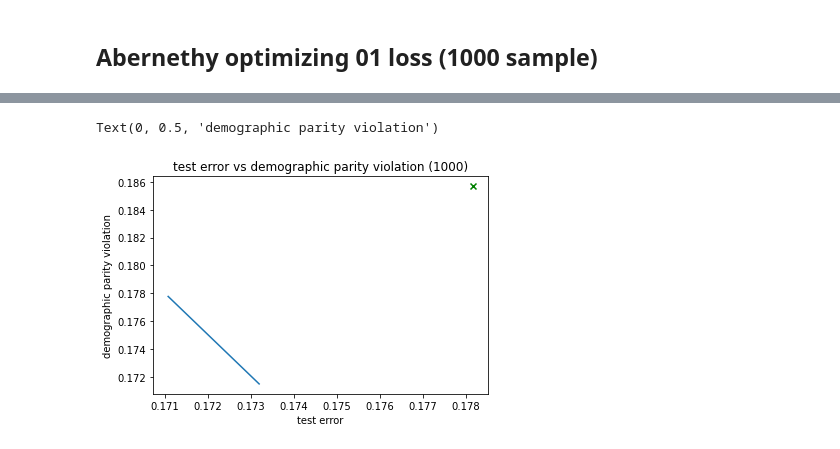
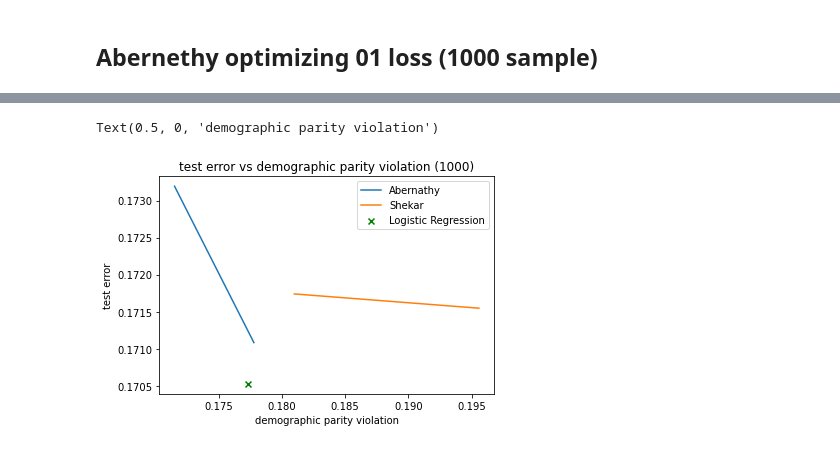
Before and after one commit to laurakn/undergrad_research_2022, a Jupyter notebook: lawrence/plot_Abernethy_01loss.ipynb, the cells around one changed output, grey strips where cells are left out. Cells and saved outputs as stored; diff of their text form; code cells hidden in the pictures.

```diff
--- a/lawrence/plot_Abernethy_01loss.ipynb
+++ b/lawrence/plot_Abernethy_01loss.ipynb
@@ -127,9 +190,14 @@ for i in [0.0, 0.05, 0.1, 0.15, 0.2, 0.25, 0.3, 0.35, 0.4, 0.45, 0.5, 0.55, 0.6,
 # %%
-df = pd.DataFrame(df)
-df.columns = ["checkpoint","test error","demographic parity","equal odds","equal_opportunity","overall accuracy violation"]
+df_sh = pd.DataFrame(df_sh)
+df_sh.columns = ["checkpoint","test error","demographic parity","equal odds","equal_opportunity","overall accuracy violation"]
+df_ab = pd.DataFrame(df_ab)
+df_ab.columns = ["checkpoint","test error","demographic parity","equal odds","equal_opportunity","overall accuracy violation"]
 # %%
-sort = df.sort_values("test error")
+sort_ab = df_ab.sort_values("test error")
+sort_sh = df_sh.sort_values("test error")
 # %%
-test_error_frontier = [sort['test error'].iloc[0]]
-overall_acc_frontier = [sort['overall accuracy violation'].iloc[0]]
+test_error_frontier_ab = [sort_ab['test error'].iloc[0]]
+overall_acc_frontier_ab = [sort_ab['overall accuracy violation'].iloc[0]]
+test_error_frontier_sh = [sort_sh['test error'].iloc[0]]
+overall_acc_frontier_sh = [sort_sh['overall accuracy violation'].iloc[0]]
 # %%
@@ -150,18 +227,29 @@ Text(0, 0.5, 'overall accuracy violation')
 # %%
-df = sort.iloc[index]
+df_ab = sort_ab.iloc[index_ab]
+df_sh = sort_sh.iloc[index_sh]
 # %%
-test_error_frontier = [df['test error'].iloc[0]]
-demographic_frontier = [df['demographic parity'].iloc[0]]
-for i in range(len(index)):
-    if df['demographic parity'].iloc[i] < demographic_frontier[-1]:
-        demographic_frontier.append(df['demographic parity'].iloc[i])
-        test_error_frontier.append(df['test error'].iloc[i])
-plt.plot(test_error_frontier, demographic_frontier)
-plt.scatter(baseline1.loc["test error"], baseline1.loc["demographic parity"], marker='x', c="g")
+test_error_frontier_ab = [df_ab['test error'].iloc[0]]
+demographic_frontier_ab = [df_ab['demographic parity'].iloc[0]]
+for i in range(len(index_ab)):
+    if df_ab['demographic parity'].iloc[i] < demographic_frontier_ab[-1]:
+        demographic_frontier_ab.append(df_ab['demographic parity'].iloc[i])
+        test_error_frontier_ab.append(df_ab['test error'].iloc[i])
+
+test_error_frontier_sh = [df_sh['test error'].iloc[0]]
+demographic_frontier_sh = [df_sh['demographic parity'].iloc[0]]
+for i in range(len(index_sh)):
+    if df_sh['demographic parity'].iloc[i] < demographic_frontier_sh[-1]:
+        demographic_frontier_sh.append(df_sh['demographic parity'].iloc[i])
+        test_error_frontier_sh.append(df_sh['test error'].iloc[i])
+
+plt.plot(demographic_frontier_ab, test_error_frontier_ab, label="Abernathy")
+plt.plot(demographic_frontier_sh, test_error_frontier_sh, label="Shekar")
+plt.scatter(baseline2.loc["demographic parity"],baseline2.loc["test error"],  marker='x', c="g", label="Logistic Regression")
+plt.legend()
 plt.title("test error vs demographic parity violation (1000)")
-plt.xlabel("test error")
-plt.ylabel("demographic parity violation")
+plt.ylabel("test error")
+plt.xlabel("demographic parity violation")
 # %% [output]
-Text(0, 0.5, 'demographic parity violation')
+Text(0.5, 0, 'demographic parity violation')
-[figure, old version]
+[figure, new version]
 # %%
```
Also changed, not shown: parts of 25 cells of this notebook.
